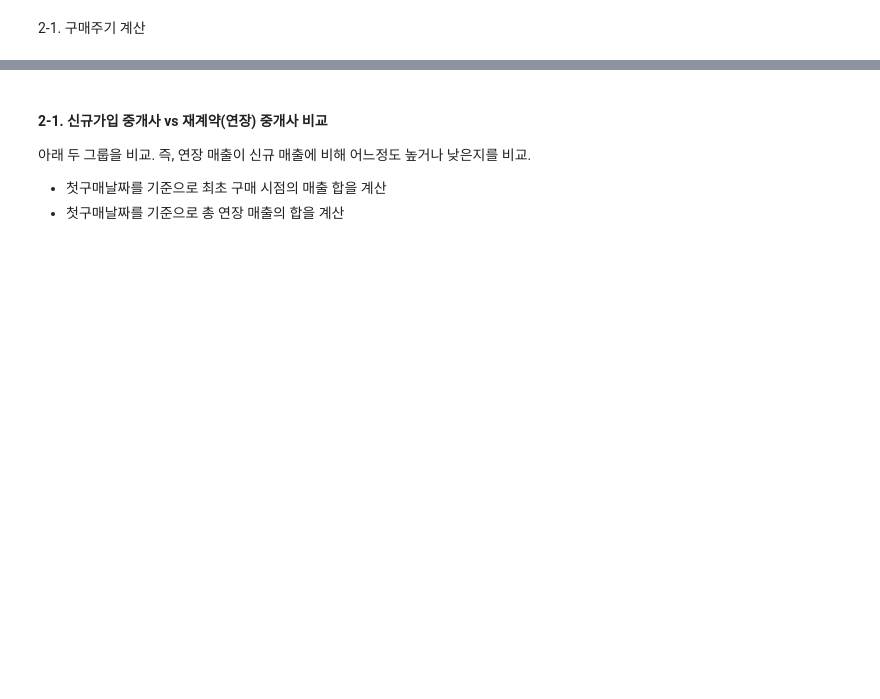
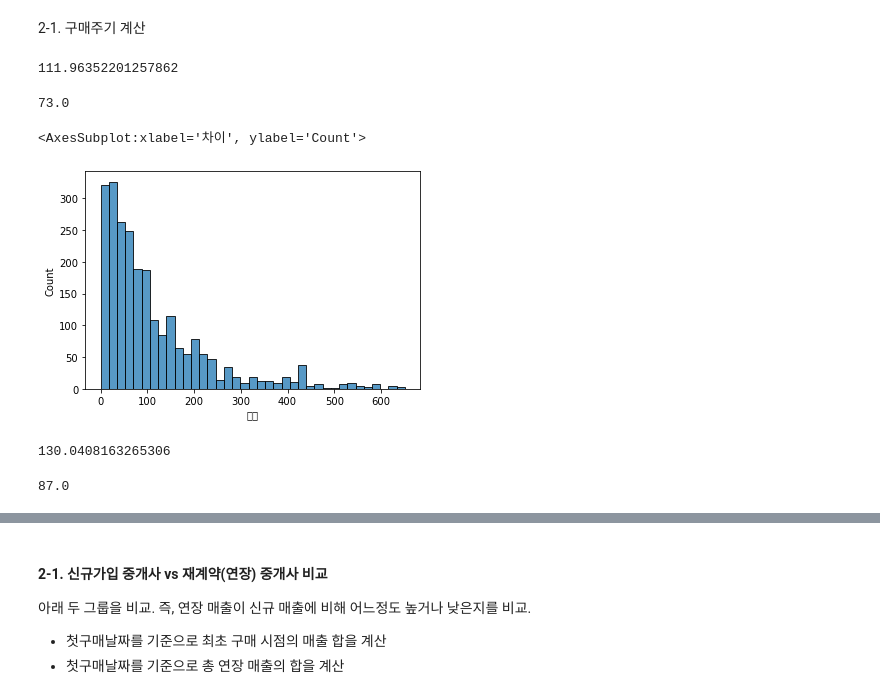
Before and after one commit to kunyoungkim/portfolio, a Jupyter notebook: event_taxonomy/sales_analysis.ipynb, the cells around one changed output, grey strips where cells are left out. Drawn from its saved outputs; the diff is of its cells as text; code cells hidden in the pictures; blank space fills up the shorter version.

```diff
--- a/event_taxonomy/sales_analysis.ipynb
+++ b/event_taxonomy/sales_analysis.ipynb
@@ -394,0 +393,27 @@ df = df_merge_first_purchase.drop('최초구매날짜', axis=1)
+# %%
+df_minus = df.loc[df['신규연장'] == '환불']
+df_plus = df.loc[df['신규연장'] != '환불']
+# %%
+# register 기준으로 구매 날짜의 차이 구하기
+
+df_plus['날짜'] = pd.to_datetime(df_plus['날짜'])
+
+# register_number별 정렬
+df_plus = df_plus.sort_values(by=['register_number', '날짜'])
+
+# register_number별 년월 차분 계산
+df_plus['차이'] = df_plus.groupby('register_number')['날짜'].diff().dt.days
+# %%
+df_plus['차이'].mean()
+# %% [output]
+111.96352201257862
+# %%
+df_plus['차이'].median()
+# %% [output]
+73.0
+# %%
+import seaborn as sns
+sns.histplot(df_plus['차이'])
+# %% [output]
+<AxesSubplot:xlabel='차이', ylabel='Count'>
+[figure, added]
@@ -394,0 +431,8 @@ df = df_merge_first_purchase.drop('최초구매날짜', axis=1)
+# %%
+df_minus['차이'].mean()
+# %% [output]
+130.0408163265306
+# %%
+df_minus['차이'].median()
+# %% [output]
+87.0
```
Also changed, not shown: parts of 18 cells of this notebook.
